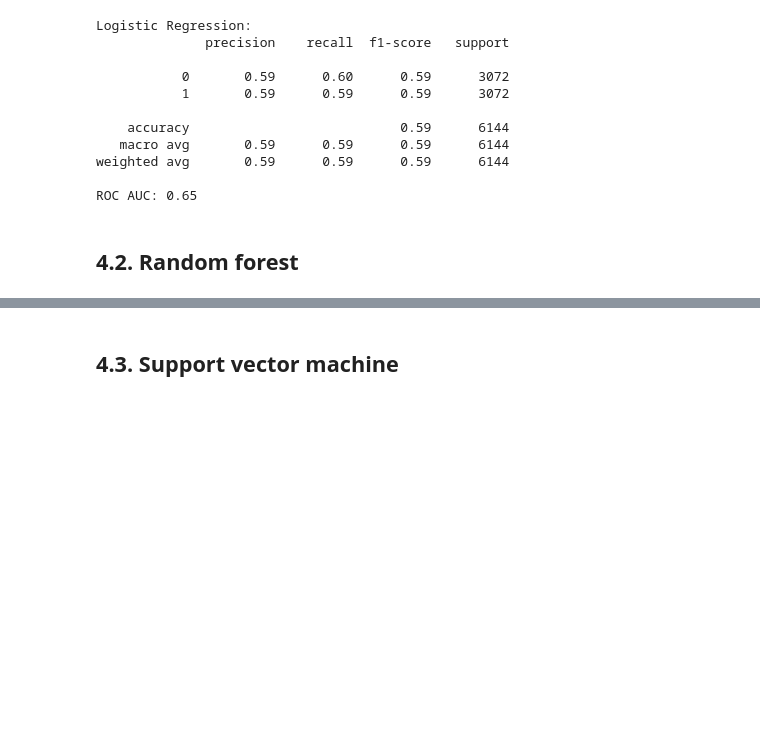
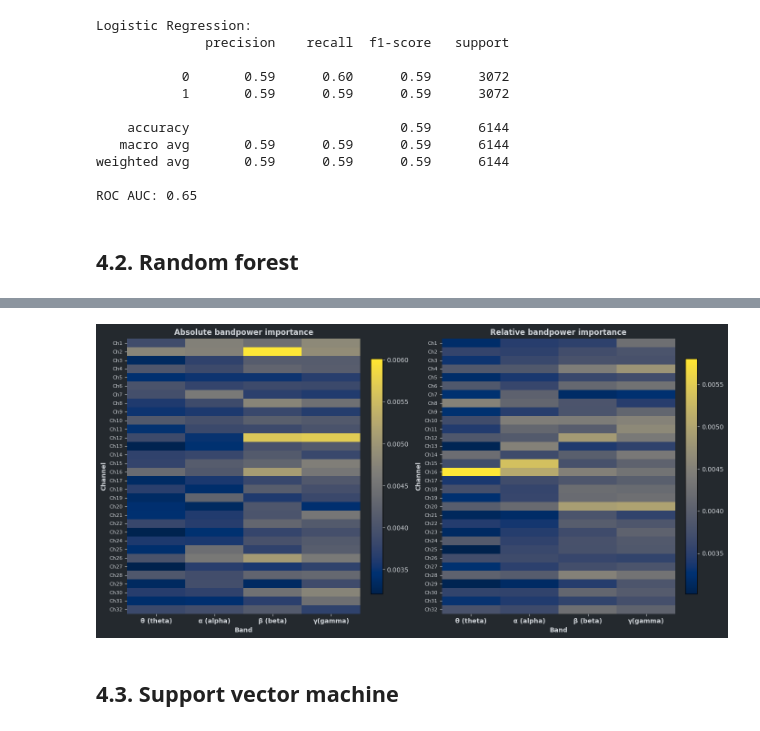
Before and after one commit to michal-owsiak/eeg-emotion-recognition-cnn, a Jupyter notebook: index.ipynb, the cells around one changed output, grey strips where cells are left out. Saved outputs shown, nothing was run; the diff lists cells and outputs as text; code cells hidden in the pictures; blank space fills up the shorter version.

```diff
--- a/index.ipynb
+++ b/index.ipynb
@@ -584,3 +567,44 @@ KeyboardInterrupt:
+# %%
+importances = rf.feature_importances_
+
+abs_bandpower = importances[:128].reshape(32, 4)
+rel_bandpower = importances[128:].reshape(32, 4)
+
+bands = ['θ (theta)', 'α (alpha)', 'β (beta)', 'γ(gamma)']
+channels = [f'Ch{i+1}' for i in range(32)]
+
+fig, axes = plt.subplots(1, 2, figsize=(14, 7))
+fig.patch.set_facecolor(background_color)
+
+for ax, data, title, cmap in zip(
+    axes,
+    [abs_bandpower, rel_bandpower],
+    ["Absolute bandpower importance", "Relative bandpower importance"],
+    ['cividis', 'cividis']
+):
+    ax.set_facecolor(background_color)
+
+    im = ax.imshow(data, aspect='auto', cmap=cmap)
+    ax.set_title(title, color=text_color, fontweight='bold')
+    ax.set_xlabel("Band", color=text_color, fontweight='bold')
+    ax.set_ylabel("Channel", color=text_color, fontweight='bold')
+    ax.set_xticks([0, 1, 2, 3])
+    ax.set_xticklabels(bands, color=text_color, fontweight='bold')
+    ax.set_yticks(np.arange(32))
+    ax.set_yticklabels(channels, color=text_color, fontsize=8)
+    ax.tick_params(colors=text_color)
+
+    for spine in ax.spines.values():
+        spine.set_visible(False)
+
+    cbar = plt.colorbar(im, ax=ax, fraction=0.046, pad=0.04)
+    cbar.ax.yaxis.set_tick_params(color=text_color)
+    plt.setp(cbar.ax.yaxis.get_ticklabels(), color=text_color)
+
+plt.tight_layout()
+plt.show()
+# %% [output]
+[figure, added]
 # %% [markdown]
 ## **4.3. Support vector machine**
 # %%
```
Also changed, not shown: parts of 3 cells of this notebook.
